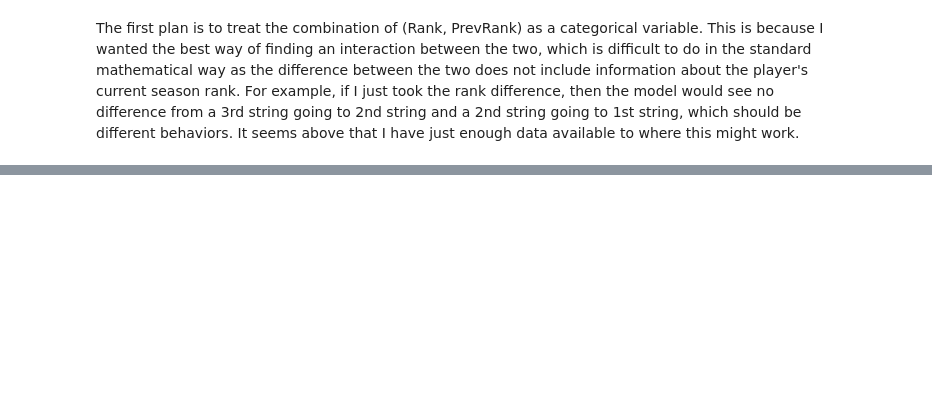
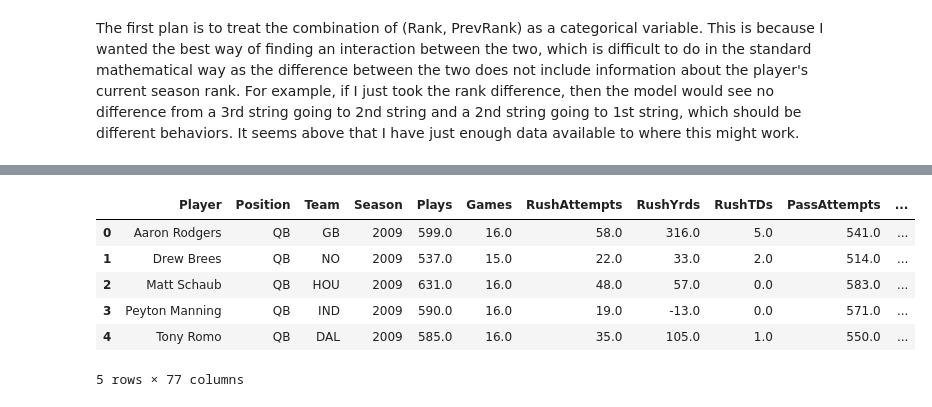
Before and after one commit to ktanemura/Gridiron-Guru, a Jupyter notebook: PlayerRanking/Fantasy Ranking.ipynb, the cells around one changed output, grey strips where cells are left out. Saved outputs shown, nothing was run; the diff lists cells and outputs as text; code cells hidden in the pictures; blank space fills up the shorter version.

```diff
--- a/PlayerRanking/Fantasy Ranking.ipynb
+++ b/PlayerRanking/Fantasy Ranking.ipynb
@@ -1161,5 +1199,5 @@ conn.commit()
 ## Predicting Games Played
 # %%
 rank_lbls = player_lbls + ['Rank', 'PrevRank']
-df = select_to_df('fantasy.db', 'PlayerSeason', rank_lbls, where='WHERE Season > 2007')
-df = add_features(df)
+rank_df = select_to_df('fantasy.db', 'PlayerSeason', rank_lbls, where='WHERE Season > 2007')
+rank_df = add_features(rank_df)
@@ -1177,5 +1213,5 @@ def rank_fix(row, col):
 
     return row[col]
 
-df['Rank'] = df.apply(rank_fix, args=('Rank',), axis=1)
-df['PrevRank'] = df.apply(rank_fix, args=('PrevRank',), axis=1)
+rank_df['Rank'] = rank_df.apply(rank_fix, args=('Rank',), axis=1)
+rank_df['PrevRank'] = rank_df.apply(rank_fix, args=('PrevRank',), axis=1)
@@ -1206,4 +1221,4 @@ The first plan is to treat the combination of (Rank, PrevRank) as a categorical
 def rank_change(row):
     return '('+str(row['PrevRank']).replace('.0', '')+' -> '+str(row['Rank']).replace('.0', '')+')'
 
-df['RankChange'] = df.apply(rank_change, axis=1)
+rank_df['RankChange'] = rank_df.apply(rank_change, axis=1)
@@ -1225,0 +1328,26 @@ Test Data Size:70
+# %%
+sim_player = {'Position': 'RB',
+                'Rank': 2.0,
+                'RankChange': '(1 -> 2)',
+                'PSGamesPlayedPercent': 0.9,
+                '(1 -> 1)': 0,
+                '(1 -> 2)': 1,
+                '(1 -> 3)': 0,
+                '(1 -> Bench)': 0,
+                '(2 -> 1)': 0,
+                '(2 -> 2)': 0,
+                '(2 -> 3)': 0,
+                '(2 -> Bench)': 0,
+                '(3 -> 1)': 0,
+                '(3 -> 2)': 0,
+                '(3 -> 3)': 0,
+                '(3 -> Bench)': 0,
+                '(Bench -> 1)': 0,
+                '(Bench -> 2)': 0,
+                '(Bench -> 3)': 0,
+                '(Bench -> Bench)': 0,
+             }
+
+for var in sim_player.copy():
+    if var not in ['Position', 'Rank', 'RankChange', 'PSGamesPlayedPercent']:
+        sim_player['PSGamesPlayedPercent*'+var] = sim_player['PSGamesPlayedPercent']*sim_player[var]
@@ -1225,0 +1404,12 @@ Test Data Size:70
+# %%
+season_df = build_season_df(rank_df, interacts=True,
+                            categorical=['RankChange', 'Rank'])
+season_df.head()
+# %% [output]
+|  | Player | Position | Team | Season | Plays | Games | RushAttempts | RushYrds | RushTDs | PassAttempts | ... |
+| 0 | Aaron Rodgers | QB | GB | 2009 | 599.0 | 16.0 | 58.0 | 316.0 | 5.0 | 541.0 | ... |
+| 1 | Drew Brees | QB | NO | 2009 | 537.0 | 15.0 | 22.0 | 33.0 | 2.0 | 514.0 | ... |
+| 2 | Matt Schaub | QB | HOU | 2009 | 631.0 | 16.0 | 48.0 | 57.0 | 0.0 | 583.0 | ... |
+| 3 | Peyton Manning | QB | IND | 2009 | 590.0 | 16.0 | 19.0 | -13.0 | 0.0 | 571.0 | ... |
+| 4 | Tony Romo | QB | DAL | 2009 | 585.0 | 16.0 | 35.0 | 105.0 | 1.0 | 550.0 | ... |
+5 rows × 77 columns
```
Also changed, not shown: parts of 44 cells of this notebook.
